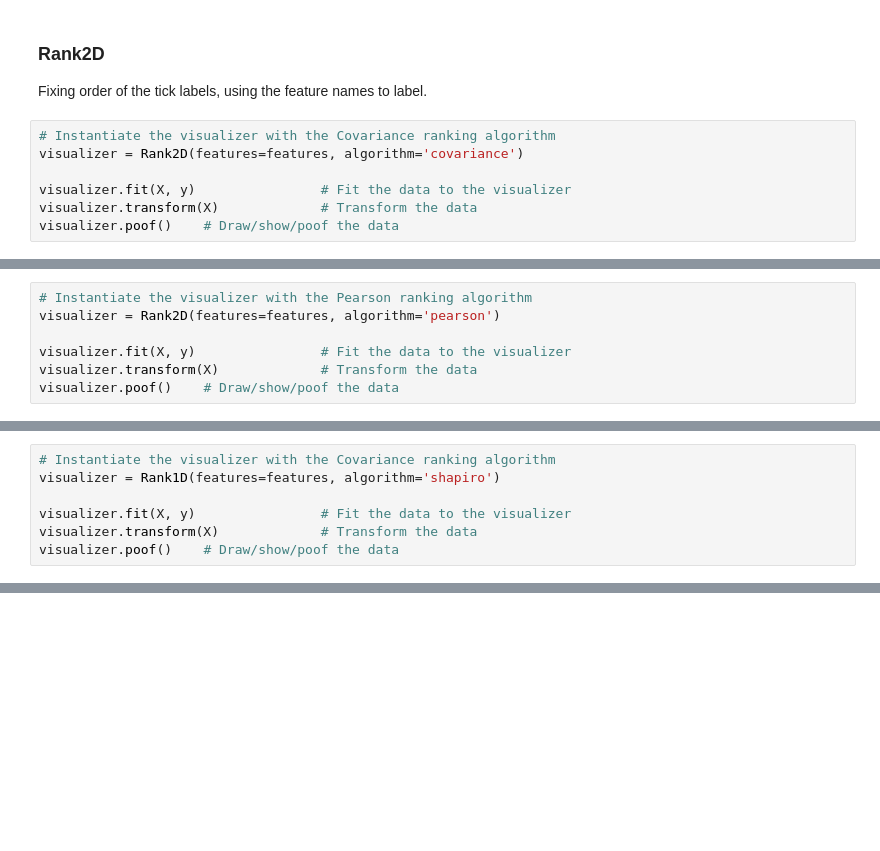
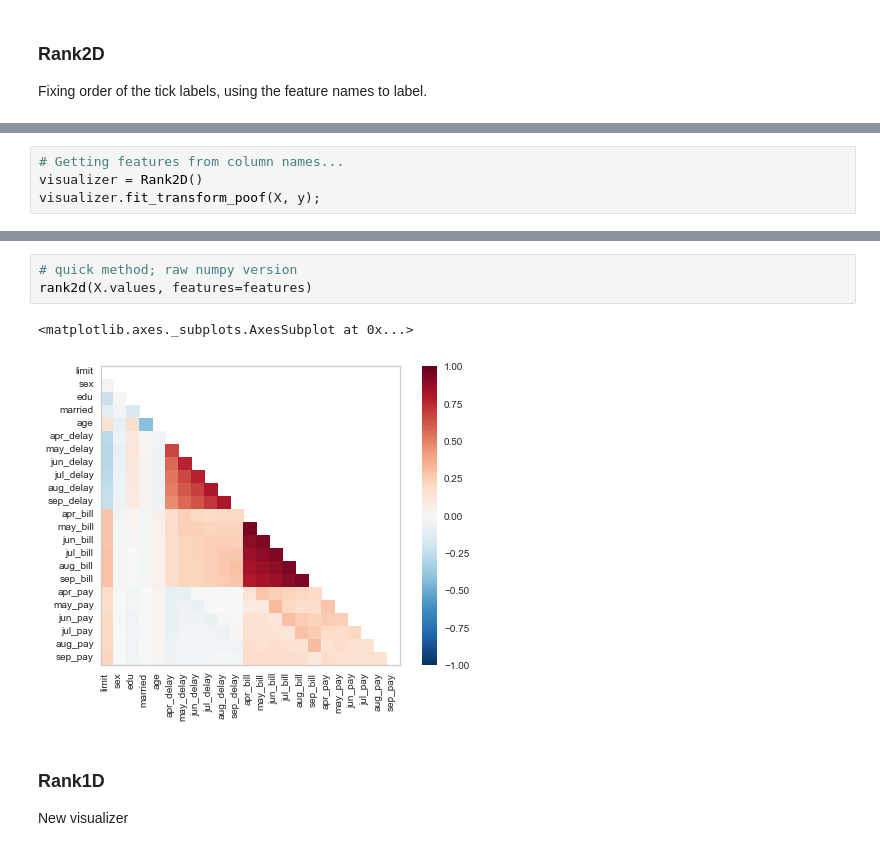
Before and after one commit to DistrictDataLabs/yellowbrick, a Jupyter notebook: examples/pbs929/rankd.ipynb, the cells around one changed output, grey strips where cells are left out. Saved outputs shown, nothing was run; the diff lists cells and outputs as text; blank space fills up the shorter version.

```diff
--- a/examples/pbs929/rankd.ipynb
+++ b/examples/pbs929/rankd.ipynb
@@ -82,10 +83,3 @@ y = data.default.as_matrix()
 # %% [markdown]
 ### Rank2D
 Fixing order of the tick labels, using the feature names to label.
-# %%
-# Instantiate the visualizer with the Covariance ranking algorithm
-visualizer = Rank2D(features=features, algorithm='covariance')
-
-visualizer.fit(X, y)                # Fit the data to the visualizer
-visualizer.transform(X)             # Transform the data
-visualizer.poof()    # Draw/show/poof the data
@@ -94,7 +85,0 @@ visualizer.poof()    # Draw/show/poof the data
-# %%
-# Instantiate the visualizer with the Pearson ranking algorithm
-visualizer = Rank2D(features=features, algorithm='pearson')
-
-visualizer.fit(X, y)                # Fit the data to the visualizer
-visualizer.transform(X)             # Transform the data
-visualizer.poof()    # Draw/show/poof the data
@@ -111,7 +85,0 @@ First make sure this looks good after the refactor...
-# %%
-# Instantiate the visualizer with the Covariance ranking algorithm
-visualizer = Rank1D(features=features, algorithm='shapiro')
-
-visualizer.fit(X, y)                # Fit the data to the visualizer
-visualizer.transform(X)             # Transform the data
-visualizer.poof()    # Draw/show/poof the data
@@ -124,0 +86,4 @@ rank1d(X)
+# %%
+# Getting features from column names...
+visualizer = Rank2D()
+visualizer.fit_transform_poof(X, y);
@@ -124,0 +92,9 @@ rank1d(X)
+# %%
+# quick method; raw numpy version
+rank2d(X.values, features=features)
+# %% [output]
+<matplotlib.axes._subplots.AxesSubplot at 0x...>
+[figure, added]
+# %% [markdown]
+### Rank1D
+New visualizer
```
Also changed, not shown: parts of 11 cells of this notebook, 1 other file.
